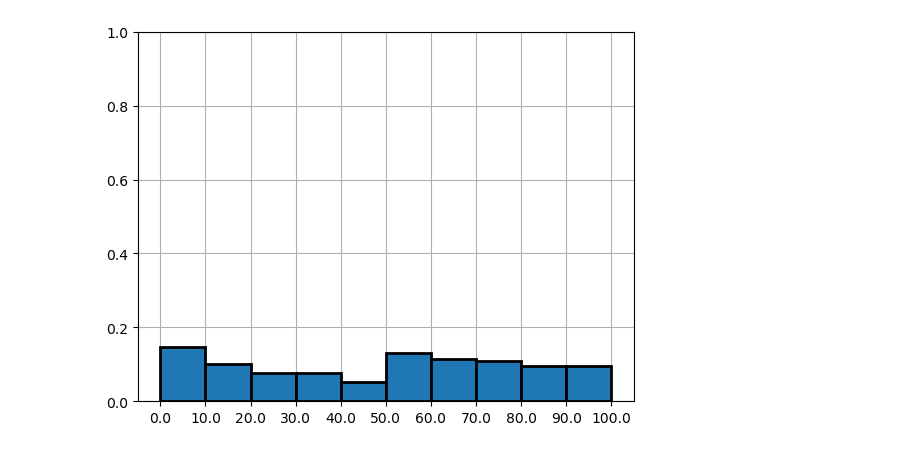
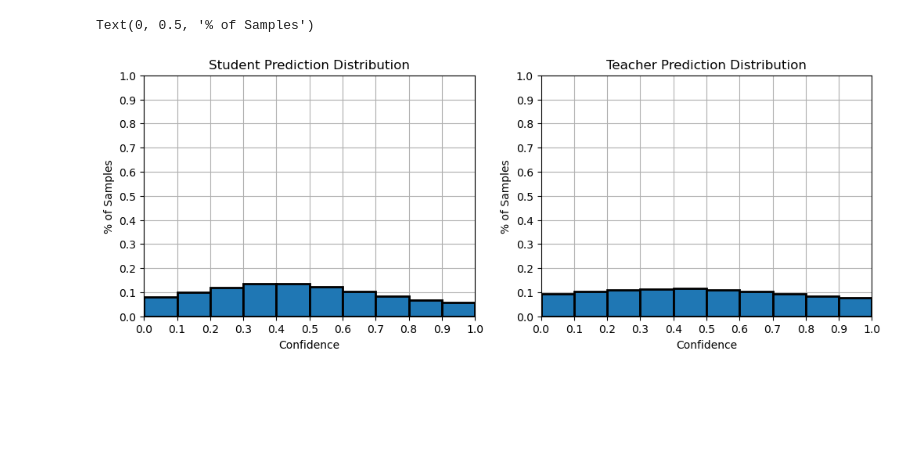
Before and after one commit to Geffen-Cooper/continual_learning_playground, a Jupyter notebook: src/test_time_kd/calib.ipynb, the cells around one changed output. Cells and saved outputs as stored; diff of their text form; code cells hidden in the pictures; blank space fills up the shorter version.

```diff
--- a/src/test_time_kd/calib.ipynb
+++ b/src/test_time_kd/calib.ipynb
@@ -3,20 +3,46 @@ import torch
 import matplotlib.pyplot as plt
 import numpy as np
 # %%
+# generate the bin template
 n_bins = 10
 bin_boundaries = torch.linspace(0, 1, n_bins + 1)
 bin_lowers = bin_boundaries[:-1]
 bin_uppers = bin_boundaries[1:]
+total_preds = 100000
 
-b = np.random.dirichlet(np.ones(n_bins)*10,size=1)[0]
-bars = np.arange(0,100+100*bin_uppers[0],100/n_bins)
-bars = [str(bar) for bar in bars]
+def normal_density(mu,sigma,x):
+    return 1/(np.sqrt(2*np.pi)*sigma)*np.exp(-np.square(x-mu)/(2*sigma**2))
+
+# define how the predictions are distributed across bins
+# b = np.random.dirichlet(np.ones(n_bins)*10,size=1)[0]
+b_S = torch.nn.functional.softmax(torch.tensor(normal_density(0.4,0.35,np.linspace(0,1,10))),dim=0)#np.ones(n_bins)/n_bins
+b_T = torch.nn.functional.softmax(torch.tensor(normal_density(0.4,0.5,np.linspace(0,1,10))),dim=0)#np.random.dirichlet(np.ones(n_bins)*10,size=1)[0]
+bars = np.arange(0,1+1*bin_uppers[0],1/n_bins)
+bars = [str(round(bar,2)) for bar in bars]
 xpos = np.arange(0,n_bins+1)
 xtickpos = [xpos[i]-0.5 for i in range(len(xpos))]
 plt.rc('axes', axisbelow=True)
-plt.bar(xpos[:-1],b,width=1,edgecolor='black',linewidth=2)
-plt.xticks(xtickpos,bars)
-plt.ylim([0,1])
-plt.grid()
+fig,ax = plt.subplots(1,2,figsize=(12,4))
+
+ax[0].bar(xpos[:-1],b_S,width=1,edgecolor='black',linewidth=2)
+ax[0].set_xticks(xtickpos,bars)
+ax[0].set_ylim([0,1])
+ax[0].set_xlim(-0.5,n_bins-0.5)
+ax[0].grid()
+ax[0].set_title("Student Prediction Distribution")
+ax[0].set_xlabel("Confidence")
+ax[0].set_ylabel("% of Samples")
+ax[0].set_yticks(np.linspace(0,1,11))
+
+ax[1].bar(xpos[:-1],b_T,width=1,edgecolor='black',linewidth=2)
+ax[1].set_xticks(xtickpos,bars)
+ax[1].set_ylim([0,1])
+ax[1].set_xlim(-0.5,n_bins-0.5)
+ax[1].grid()
+ax[1].set_title("Teacher Prediction Distribution")
+ax[1].set_xlabel("Confidence")
+ax[1].set_yticks(np.linspace(0,1,11))
+ax[1].set_ylabel("% of Samples")
 # %% [output]
+Text(0, 0.5, '% of Samples')
-[figure, old version]
+[figure, new version]
```
Also changed, not shown: parts of 11 cells of this notebook, 1 other file.
